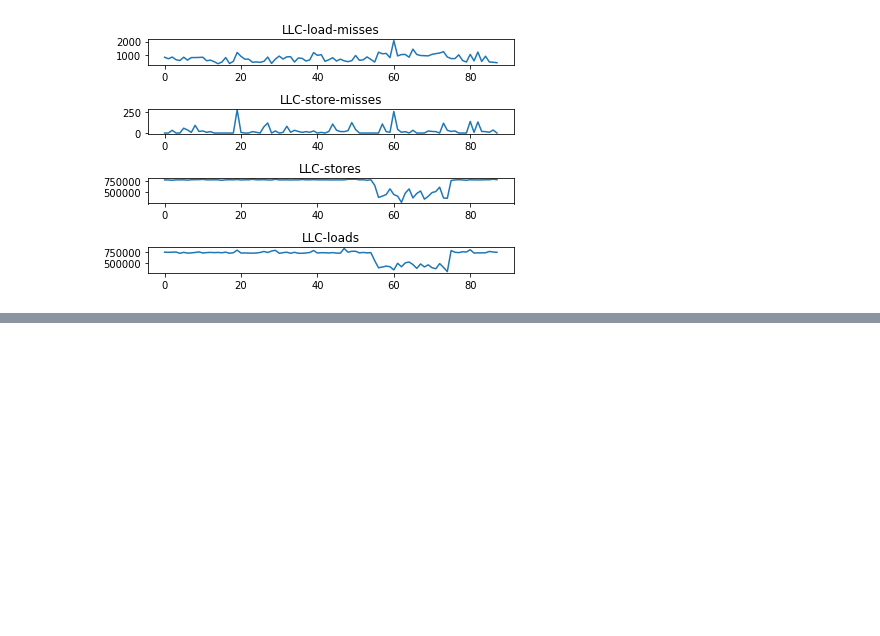
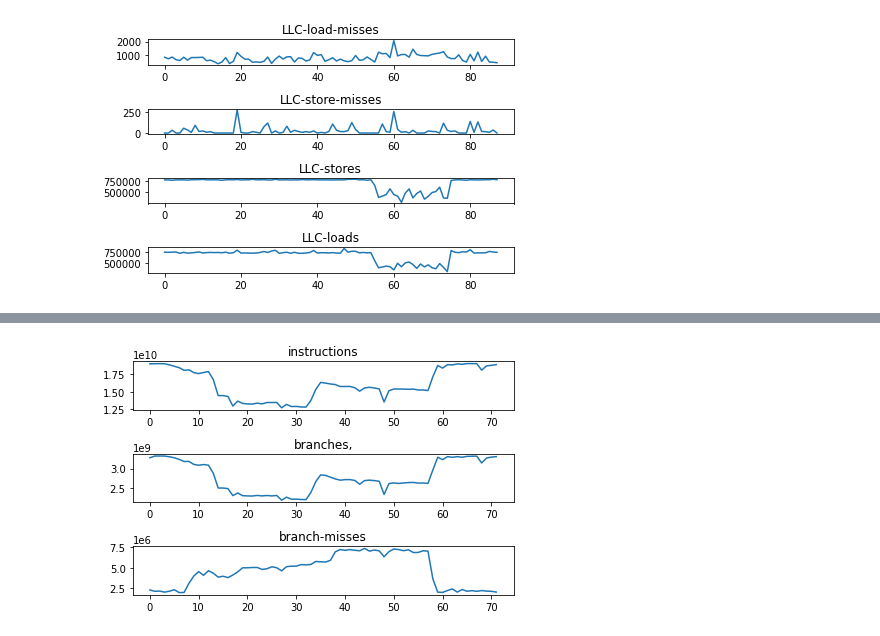
Before and after one commit to theleos88/ml-for-highspeed-networks, a Jupyter notebook: data/analysis/Data-analysis.ipynb, the cells around one changed output, grey strips where cells are left out. Drawn from its saved outputs; the diff is of its cells as text; code cells hidden in the pictures; blank space fills up the shorter version.

```diff
--- a/data/analysis/Data-analysis.ipynb
+++ b/data/analysis/Data-analysis.ipynb
@@ -238,0 +269,4 @@ plot_stats(["LLC-load-misses", "LLC-store-misses", "LLC-stores", "LLC-loads"], "
+# %%
+plot_stats(["instructions", "branches,",  "branch-misses", ], "fastclick-load.csv")
+# %% [output]
+[figure, added]
```
Also changed, not shown: parts of 22 cells of this notebook, 4 other files.
